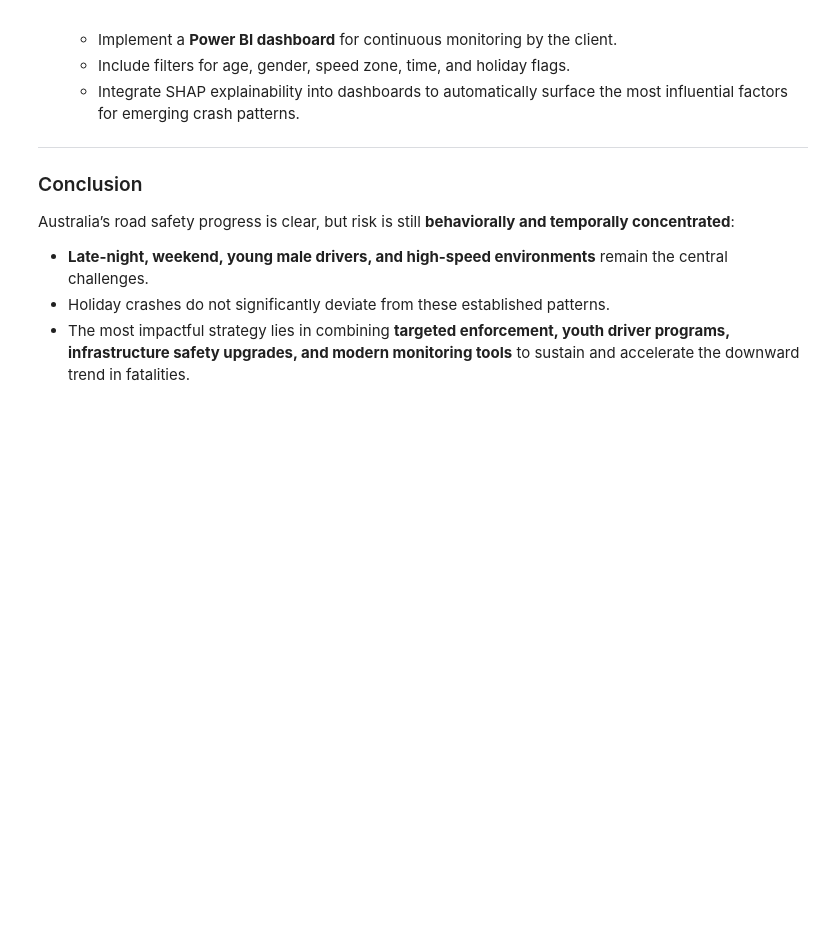
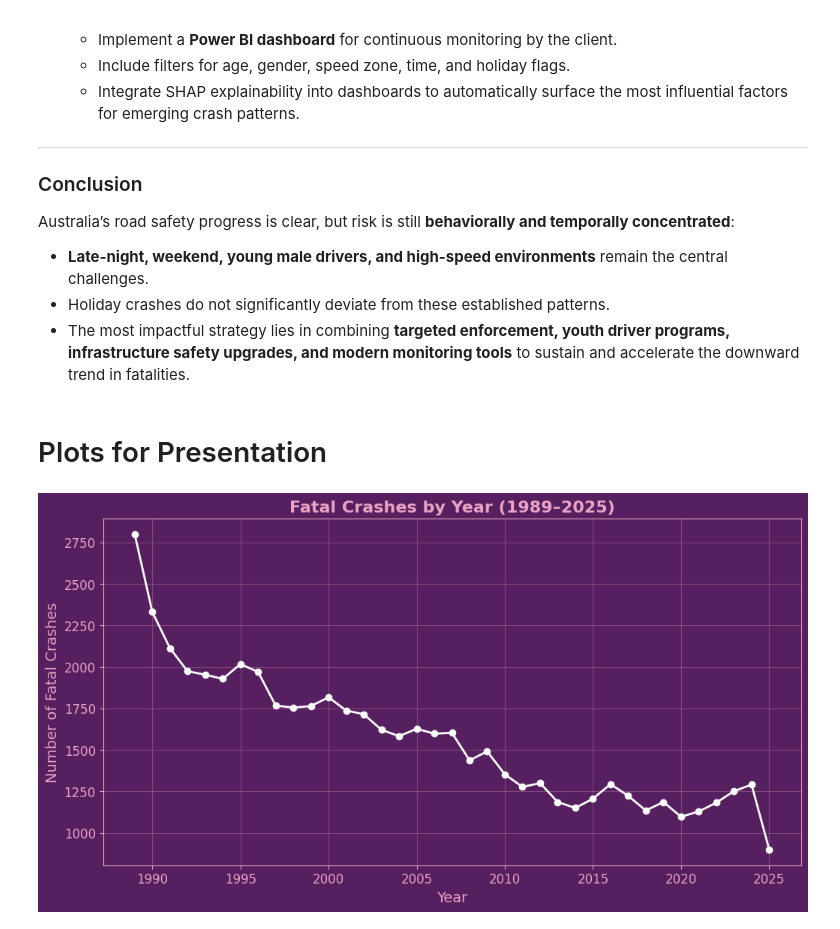
Before and after one commit to NoorullahMuhammadKhan/Noorullah-Khan-Github-Repository, a Jupyter notebook: Scyne Advisory Interview/Traffic Investigation Scyne Advisory.ipynb, the cells around one changed output. Saved outputs shown, nothing was run; the diff lists cells and outputs as text; code cells hidden in the pictures; blank space fills up the shorter version.

Commit message:
adding visuals and slides

```diff
--- a/Scyne Advisory Interview/Traffic Investigation Scyne Advisory.ipynb
+++ b/Scyne Advisory Interview/Traffic Investigation Scyne Advisory.ipynb
@@ -1250,3 +1250,42 @@ Australia’s road safety progress is clear, but risk is still **behaviorally an
 - **Late-night, weekend, young male drivers, and high-speed environments** remain the central challenges.
 - Holiday crashes do not significantly deviate from these established patterns.
 - The most impactful strategy lies in combining **targeted enforcement, youth driver programs, infrastructure safety upgrades, and modern monitoring tools** to sustain and accelerate the downward trend in fatalities.
+# %% [markdown]
+# Plots for Presentation
+# %%
+import matplotlib.pyplot as plt
+
+# Set brand colors
+bg_color = "#561f60"      # deep lavender purple
+axis_color = "#eaa3c4"    # pinkish lavender
+line_color = "white"
+
+# Create figure
+plt.figure(figsize=(12,6))
+ax = plt.gca()
+
+# Background
+ax.set_facecolor(bg_color)
+plt.gcf().set_facecolor(bg_color)
+
+# Plot line
+df["Year"].value_counts().sort_index().plot(
+    kind="line", marker="o", color=line_color, linewidth=2, markersize=6, ax=ax
+)
+
+# Title and labels
+plt.title("Fatal Crashes by Year (1989–2025)", fontsize=16, color=axis_color, weight="bold")
+plt.xlabel("Year", fontsize=14, color=axis_color)
+plt.ylabel("Number of Fatal Crashes", fontsize=14, color=axis_color)
+
+# Style axes
+ax.tick_params(colors=axis_color, labelsize=12)
+for spine in ax.spines.values():
+    spine.set_color(axis_color)
+
+# Grid
+plt.grid(True, alpha=0.3, color=axis_color)
+
+plt.show()
+# %% [output]
+[figure, added]
```
Also changed, not shown: parts of 5 cells of this notebook, 1 other file.
